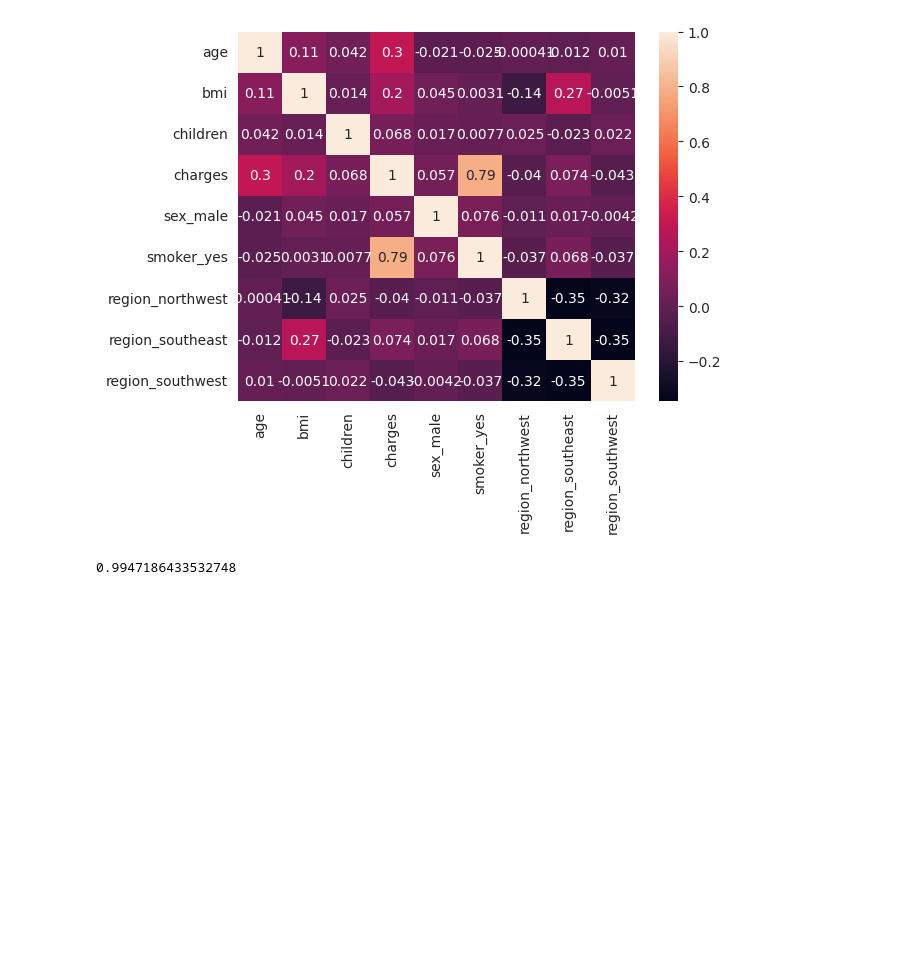
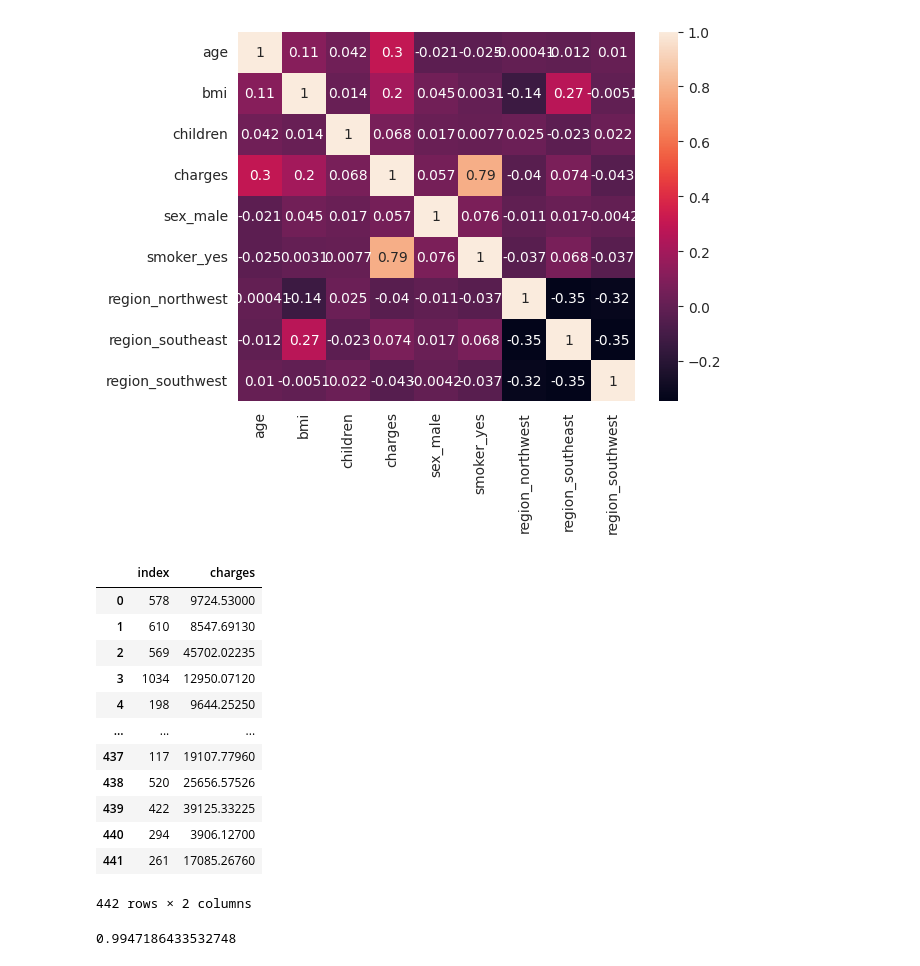
Before and after one commit to semanurozyilmaz/medical-cost-analysis, a Jupyter notebook: medicalcostanalysis.ipynb, the cells around one changed output. Cells and saved outputs as stored; diff of their text form; code cells hidden in the pictures; blank space fills up the shorter version.

```diff
--- a/medicalcostanalysis.ipynb
+++ b/medicalcostanalysis.ipynb
@@ -198,6 +198,23 @@ x_train, x_test,y_train,y_test = train_test_split(x,y,test_size=0.33, random_sta
 sc = StandardScaler()
 x_train = sc.fit_transform(x_train)
 x_test = sc.fit_transform(x_test)
+# %%
+y_train.reset_index()
+y_test.reset_index()
+# %% [output]
+|  | index | charges |
+| 0 | 578 | 9724.53000 |
+| 1 | 610 | 8547.69130 |
+| 2 | 569 | 45702.02235 |
+| 3 | 1034 | 12950.07120 |
+| 4 | 198 | 9644.25250 |
+| ... | ... | ... |
+| 437 | 117 | 19107.77960 |
+| 438 | 520 | 25656.57526 |
+| 439 | 422 | 39125.33225 |
+| 440 | 294 | 3906.12700 |
+| 441 | 261 | 17085.26760 |
+442 rows × 2 columns
 # %%
 from sklearn.linear_model import LinearRegression
 from sklearn.tree import DecisionTreeRegressor
```
Also changed, not shown: parts of 5 cells of this notebook.
